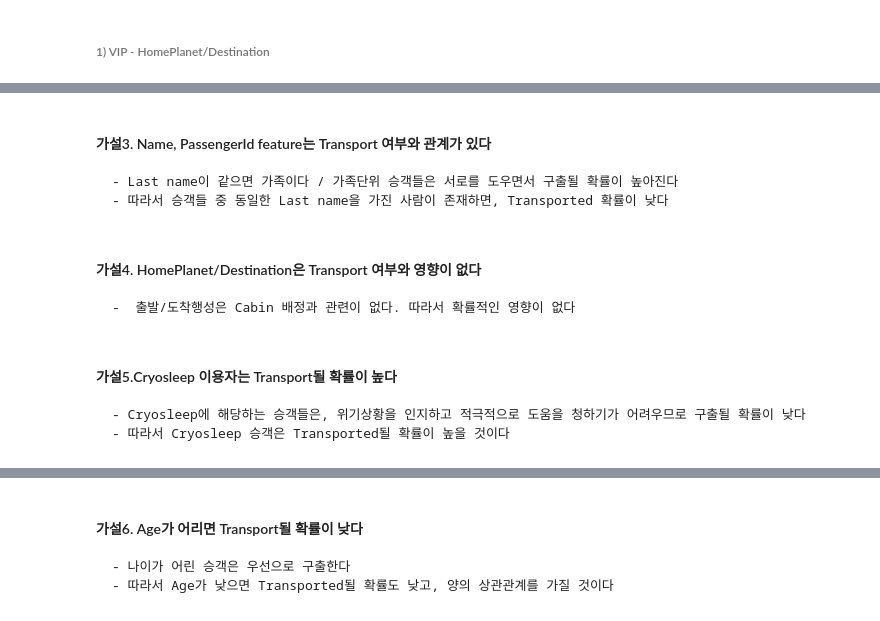
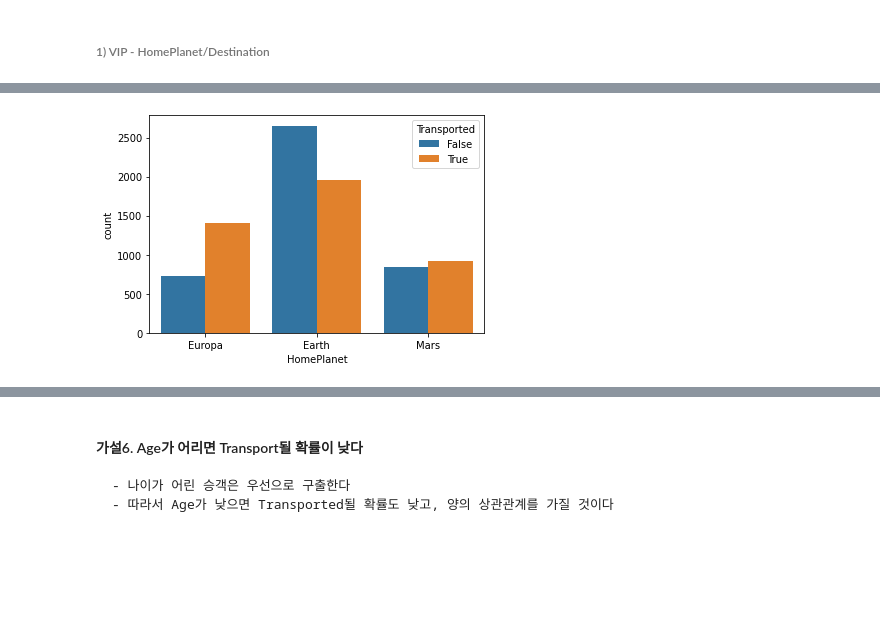
Before and after one commit to codelspak/Codelion_weekly_projects, a Jupyter notebook: WK27_Mini_project_Kaggle_ML_Classification_Spaceship_Titanic.ipynb, the cells around one changed output, grey strips where cells are left out. Saved outputs shown, nothing was run; the diff lists cells and outputs as text; code cells hidden in the pictures; blank space fills up the shorter version.

```diff
--- a/WK27_Mini_project_Kaggle_ML_Classification_Spaceship_Titanic.ipynb
+++ b/WK27_Mini_project_Kaggle_ML_Classification_Spaceship_Titanic.ipynb
@@ -350,11 +290,5 @@ _ = sns.countplot(train.loc[train['VRDeck']>0, 'Transported'])
-# %% [markdown]
-#### 가설3. Name, PassengerId feature는 Transport 여부와 관계가 있다
-    - Last name이 같으면 가족이다 / 가족단위 승객들은 서로를 도우면서 구출될 확률이 높아진다
-    - 따라서 승객들 중 동일한 Last name을 가진 사람이 존재하면, Transported 확률이 낮다
-# %% [markdown]
-#### 가설4. HomePlanet/Destination은 Transport 여부와 영향이 없다
-    -  출발/도착행성은 Cabin 배정과 관련이 없다. 따라서 확률적인 영향이 없다
-# %% [markdown]
-#### 가설5.Cryosleep 이용자는 Transport될 확률이 높다
-    - Cryosleep에 해당하는 승객들은, 위기상황을 인지하고 적극적으로 도움을 청하기가 어려우므로 구출될 확률이 낮다
-    - 따라서 Cryosleep 승객은 Transported될 확률이 높을 것이다
+# %%
+# 그래프1
+_ = sns.countplot(data = train, x = 'HomePlanet', hue = 'Transported')
+# %% [output]
+[figure, added]
```
Also changed, not shown: parts of 179 cells of this notebook.
